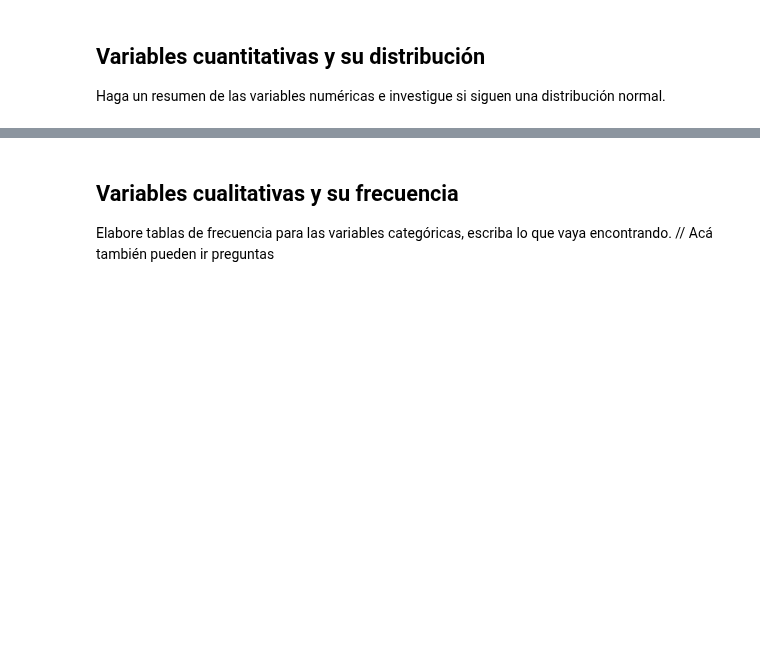
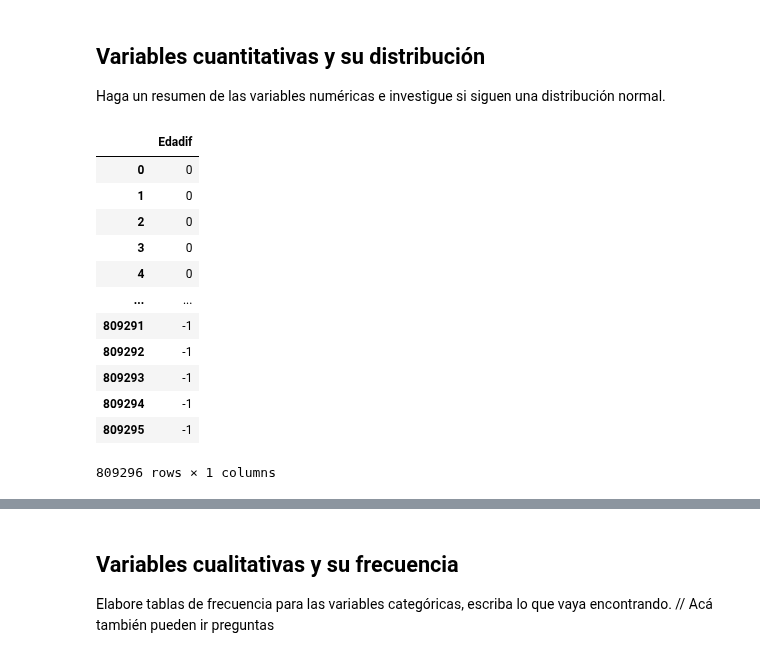
Before and after one commit to Orlando19943/Proyecto1-DM, a Jupyter notebook: project.ipynb, the cells around one changed output, grey strips where cells are left out. Drawn from its saved outputs; the diff is of its cells as text; code cells hidden in the pictures; blank space fills up the shorter version.

```diff
--- a/project.ipynb
+++ b/project.ipynb
@@ -123,3 +139,23 @@ deaths['Edadif'] = deaths['Edadif'].astype('int')
 # %% [markdown]
 ## Variables cuantitativas y su distribución
 Haga un resumen de las variables numéricas e investigue si siguen una distribución normal.
+# %%
+cuantitative = ["Edadif"]
+# %%
+# Cambiando el valor de "Ignorado" por -1, para evitar errores en el futuro
+clean_cuantitative = deaths[cuantitative].copy()
+clean_cuantitative['Edadif'] = [-1 if year == "Ignorado" else int (year) for year in clean_cuantitative["Edadif"]]
+# %% [output]
+|  | Edadif |
+| 0 | 0 |
+| 1 | 0 |
+| 2 | 0 |
+| 3 | 0 |
+| 4 | 0 |
+| ... | ... |
+| 809291 | -1 |
+| 809292 | -1 |
+| 809293 | -1 |
+| 809294 | -1 |
+| 809295 | -1 |
+809296 rows × 1 columns
```
Also changed, not shown: parts of 3 cells of this notebook.
